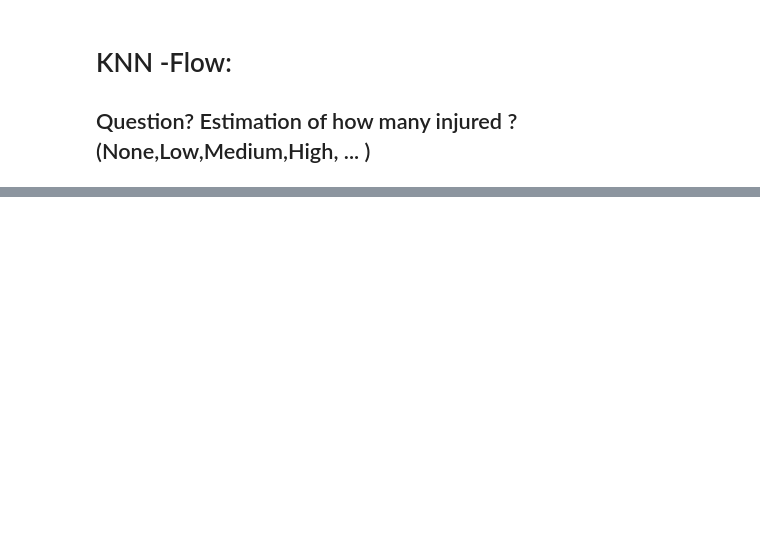
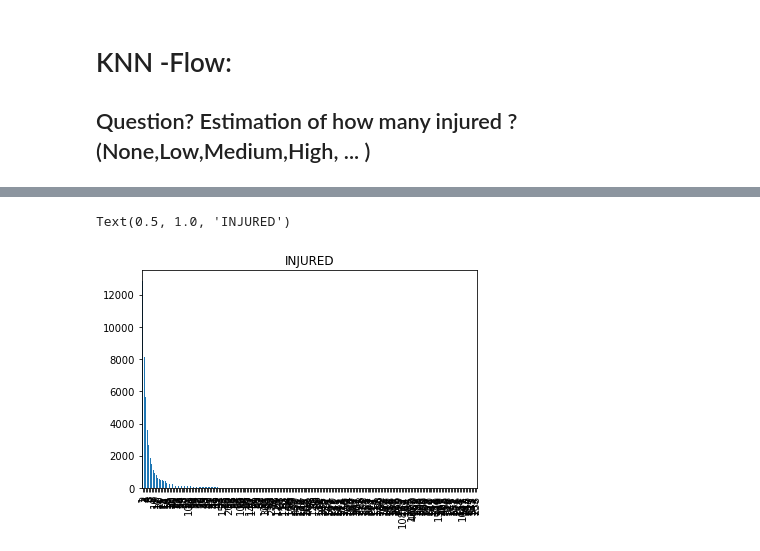
Before and after one commit to LahavHarary/Introduction-to-Data-Science-project, a Jupyter notebook: Machine Learning Notebook.ipynb, the cells around one changed output, grey strips where cells are left out. Saved outputs shown, nothing was run; the diff lists cells and outputs as text; code cells hidden in the pictures; blank space fills up the shorter version.

```diff
--- a/Machine Learning Notebook.ipynb
+++ b/Machine Learning Notebook.ipynb
@@ -351,0 +604,4 @@ evaluate
+# %%
+df= load_dataset('df_to_model.csv')
+df_check_injured = df.INJURED
+df_check_injured
@@ -351,0 +621,2 @@ evaluate
+# %%
+df_check_injured =  df_check_injured.drop(df_check_injured[df_check_injured==0].index)
@@ -351,0 +709,6 @@ evaluate
+# %%
+df_check_injured.value_counts().plot(kind='bar')
+plt.title('INJURED')
+# %% [output]
+Text(0.5, 1.0, 'INJURED')
+[figure, added]
```
Also changed, not shown: parts of 56 cells of this notebook.
